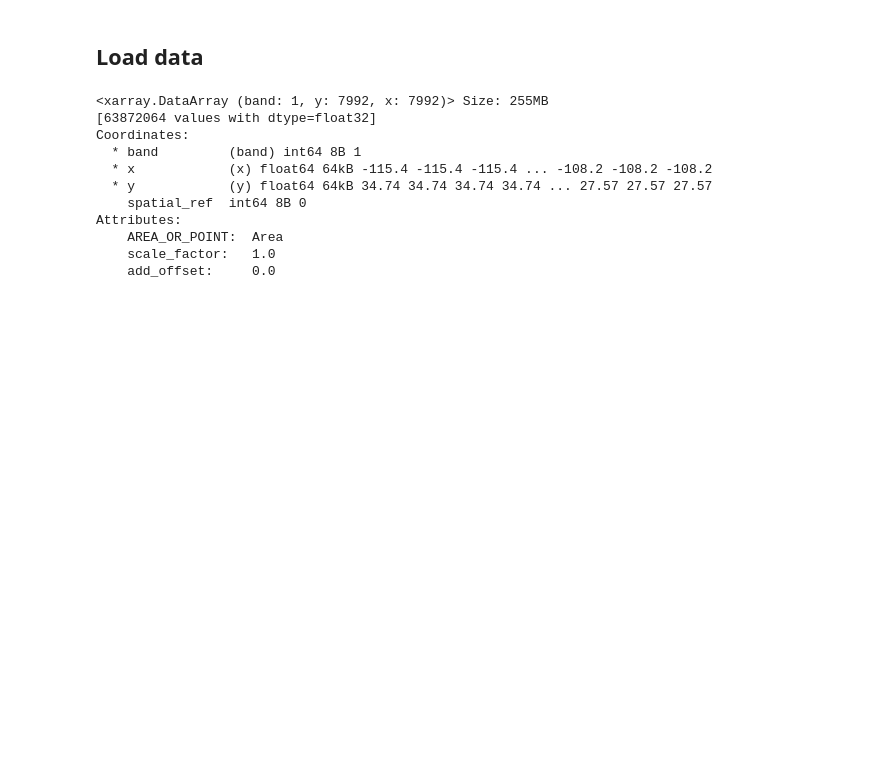
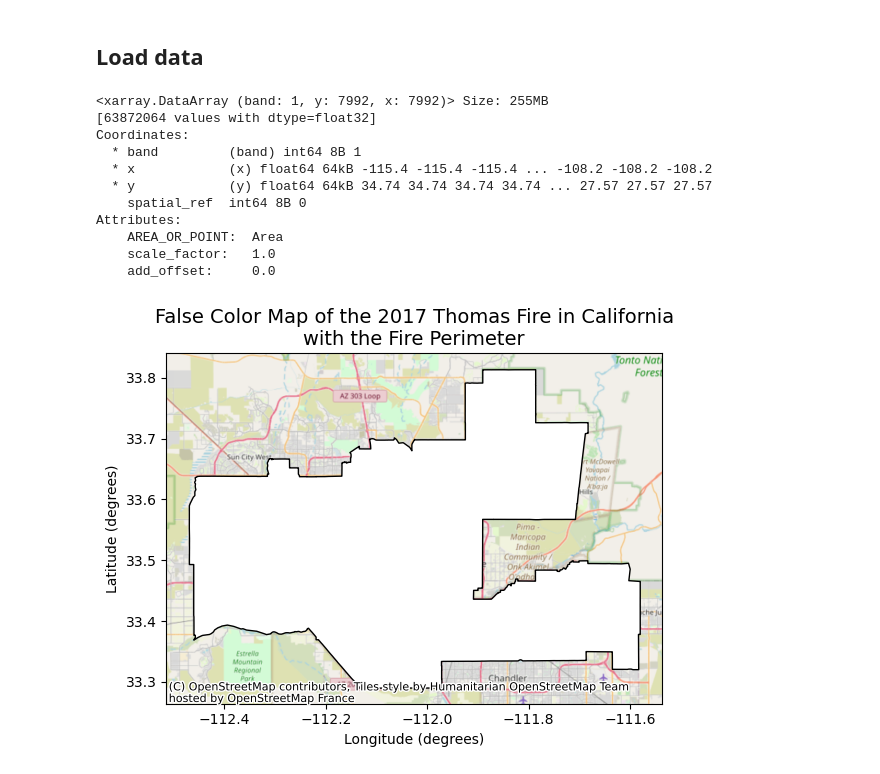
Before and after one commit to haylee360/phoenix-biodiversity, a Jupyter notebook: phoenix-biodiversity.ipynb, the cells around one changed output. Saved outputs shown, nothing was run; the diff lists cells and outputs as text; code cells hidden in the pictures; blank space fills up the shorter version.

```diff
--- a/phoenix-biodiversity.ipynb
+++ b/phoenix-biodiversity.ipynb
@@ -178,3 +179,26 @@ Attributes:
     AREA_OR_POINT:  Area
     scale_factor:   1.0
     add_offset:     0.0
+# %%
+phoenix_shp = arizona_boundaries[arizona_boundaries['NAME'] == 'Phoenix']
+# %%
+# Initialize figure
+fig, ax = plt.subplots()
+
+#Plot STAC data
+phoenix_shp.plot(ax=ax,
+                color='white',
+                edgecolor='black')
+
+# Plot background data
+cx.add_basemap(ax=ax, crs=arizona_boundaries.crs)
+
+# Set title and axes labels
+ax.set_title('False Color Map of the 2017 Thomas Fire in California\nwith the Fire Perimeter',
+            fontsize=14)
+ax.set_xlabel('Longitude (degrees)')
+ax.set_ylabel('Latitude (degrees)')
+
+plt.show()
+# %% [output]
+[figure, added]
```
Also changed, not shown: parts of 8 cells of this notebook, 1 other file.
